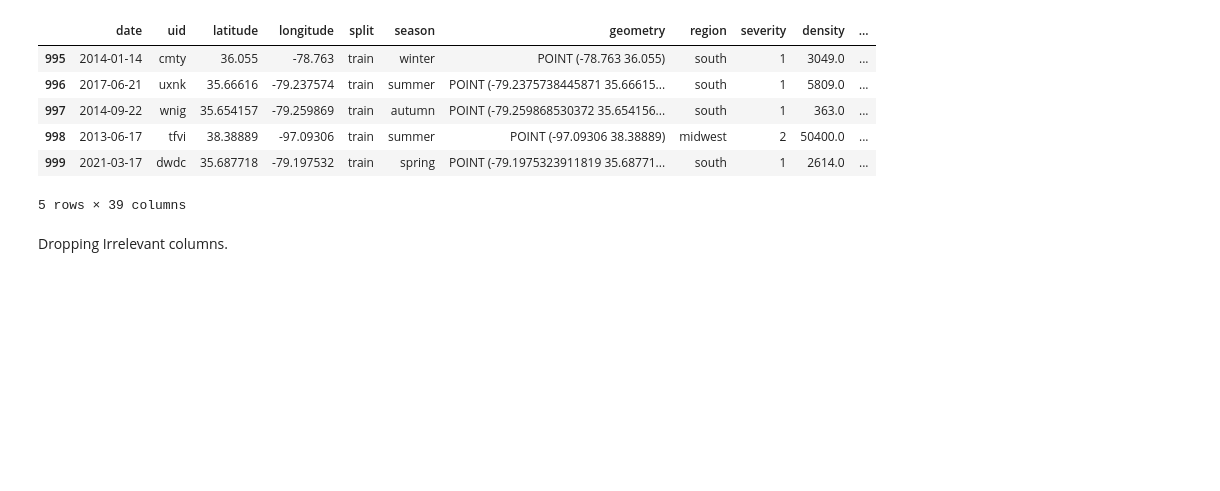
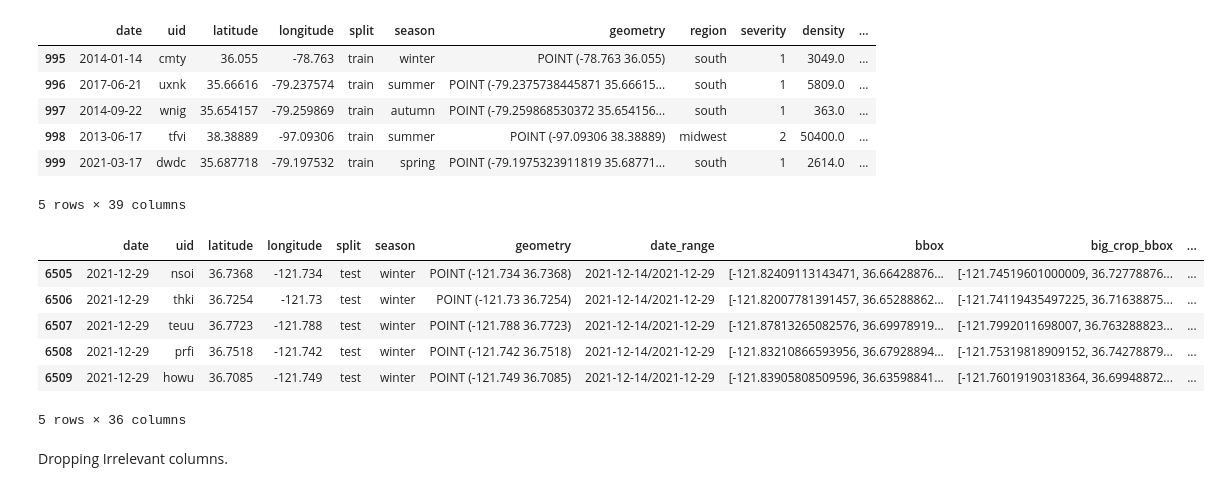
Before and after one commit to mduncan23/Predicting-Harmful-Algal-Blooms, a Jupyter notebook: troubleshoot.ipynb, the cells around one changed output. Drawn from its saved outputs; the diff is of its cells as text; code cells hidden in the pictures; blank space fills up the shorter version.

```diff
--- a/troubleshoot.ipynb
+++ b/troubleshoot.ipynb
@@ -1444,6 +1405,16 @@ full_df_indexed.tail()
 | 998 | 2013-06-17 | tfvi | 38.38889 | -97.09306 | train | summer | POINT (-97.09306 38.38889) | midwest | 2 | 50400.0 | ... |
 | 999 | 2021-03-17 | dwdc | 35.687718 | -79.197532 | train | spring | POINT (-79.1975323911819 35.68771... | south | 1 | 2614.0 | ... |
 5 rows × 39 columns
+# %%
+full_test_df.tail()
+# %% [output]
+|  | date | uid | latitude | longitude | split | season | geometry | date_range | bbox | big_crop_bbox | ... |
+| 6505 | 2021-12-29 | nsoi | 36.7368 | -121.734 | test | winter | POINT (-121.734 36.7368) | 2021-12-14/2021-12-29 | [-121.82409113143471, 36.66428876... | [-121.74519601000009, 36.72778876... | ... |
+| 6506 | 2021-12-29 | thki | 36.7254 | -121.73 | test | winter | POINT (-121.73 36.7254) | 2021-12-14/2021-12-29 | [-121.82007781391457, 36.65288862... | [-121.74119435497225, 36.71638875... | ... |
+| 6507 | 2021-12-29 | teuu | 36.7723 | -121.788 | test | winter | POINT (-121.788 36.7723) | 2021-12-14/2021-12-29 | [-121.87813265082576, 36.69978919... | [-121.7992011698007, 36.763288823... | ... |
+| 6508 | 2021-12-29 | prfi | 36.7518 | -121.742 | test | winter | POINT (-121.742 36.7518) | 2021-12-14/2021-12-29 | [-121.83210866593956, 36.67928894... | [-121.75319818909152, 36.74278879... | ... |
+| 6509 | 2021-12-29 | howu | 36.7085 | -121.749 | test | winter | POINT (-121.749 36.7085) | 2021-12-14/2021-12-29 | [-121.83905808509596, 36.63598841... | [-121.76019190318364, 36.69948872... | ... |
+5 rows × 36 columns
 # %% [markdown]
 Dropping Irrelevant columns.
 # %%
```
Also changed, not shown: parts of 43 cells of this notebook, 3 other files.
